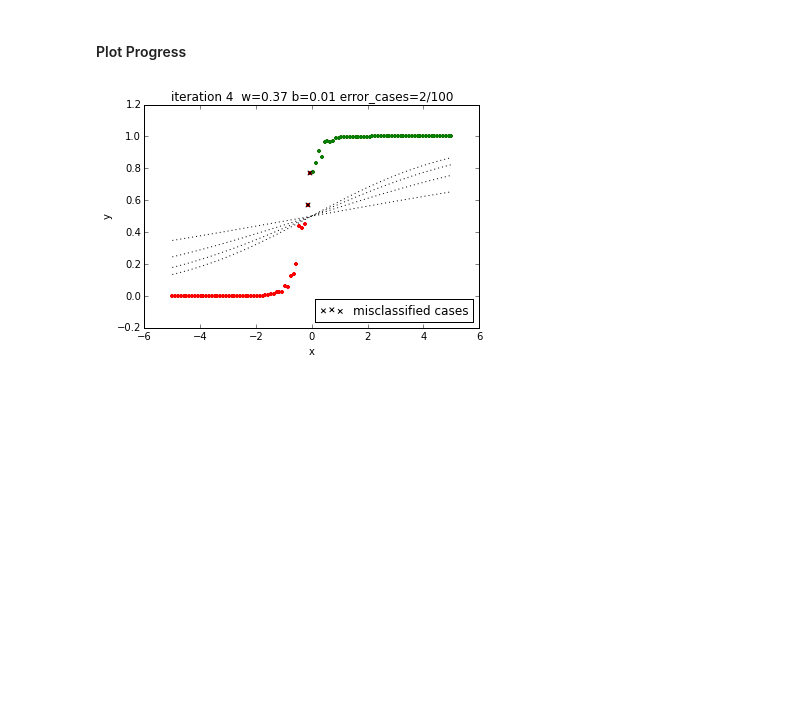
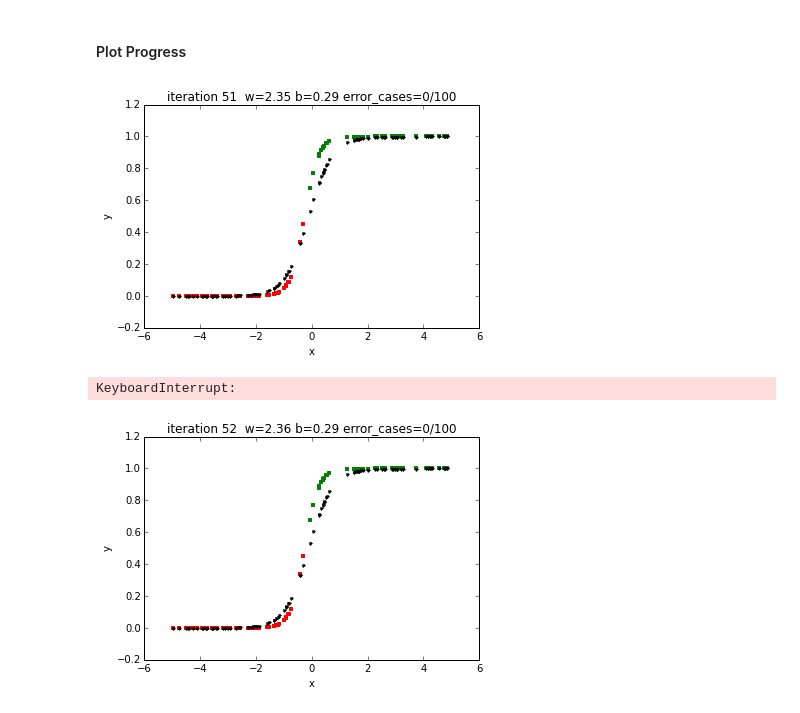
Before and after one commit to dejori/this-and-that, a Jupyter notebook: theano-examples/Logistic Regression.ipynb, the cells around one changed output. Drawn from its saved outputs; the diff is of its cells as text; code cells hidden in the pictures; blank space fills up the shorter version.

```diff
--- a/theano-examples/Logistic Regression.ipynb
+++ b/theano-examples/Logistic Regression.ipynb
@@ -17,21 +19,23 @@ def logistic(x):
     return 1.0 / (1.0 + np.exp(-x))
 # %%
 def create_data(number_of_samples = 100, w=3, b=2, error = 0.33):
-    trX = np.linspace(-5, 5, number_of_samples)
-    trY = logistic(b + w*trX + np.random.randn(*trX.shape) * error)
+    trX = np.array([np.array([np.random.uniform(-5, 5)]) for i in range(number_of_samples)])
+    trY = logistic(b + w.dot(trX.T))# + np.random.randn(*trX.shape) * error)
     return trX, trY
 # %% [markdown]
 ### Learning $w$ and $b$
 # %%
 def train(trX, trY, number_of_iterations=10, learning_rate = 0.1):
-    x = T.vector("x")
+    x = T.matrix("x")
     y = T.vector("y")
 
 
     def model(x, w, b):
         return 1 / (1 + T.exp(-T.dot(x, w)-b))
-
-    w = theano.shared(np.asarray(0., dtype=theano.config.floatX), 'w')
+    if trX.shape:
+        w = theano.shared(np.ones(trX.shape[1], dtype=theano.config.floatX)*0.1, name="w")
+    else:
+        w = theano.shared(np.asarray(0., dtype=theano.config.floatX), name="w")
     b = theano.shared(np.asarray(0., dtype=theano.config.floatX), 'b')
 
     y_hat = model(x, w, b)
@@ -61,7 +65,7 @@ def train(trX, trY, number_of_iterations=10, learning_rate = 0.1):
 # %% [markdown]
 #### Create Toy data
 # %%
-trX, trY = create_data(b=1, w=4)
+trX, trY = create_data(b=1, w=np.array([4]))
 trY_cat = (trY > 0.5)+0
 neg_cases = plt.scatter(x=trX[np.where(trY_cat == 0)], y=trY[np.where(trY_cat == 0)], color='r')
 pos_cases = plt.scatter(x=trX[np.where(trY_cat == 1)], y=trY[np.where(trY_cat == 1)], color='g')
@@ -74,4 +78,4 @@ plt.show()
 # %% [markdown]
 #### Train model
 # %%
-errors, ws, bs, predictions = train(trX, trY_cat, number_of_iterations=4, learning_rate = 0.1)
+errors, ws, bs, predictions = train(trX, trY_cat, number_of_iterations=100, learning_rate = 0.5)
@@ -85,26 +84,31 @@ WARNING:theano.gof.cmodule:The same cache key is associated to different modules
 # %%
 ax = figure().add_subplot(111)
 plt.scatter(x=trX, y=trY, marker='.',color='k')
 plt.xlabel('x')
 plt.ylabel('y')
 number_of_cases = len(trX)
+
 for i, w in enumerate(ws):
     mis_classified_cases = np.where(((predictions[i] - trY_cat) != 0))[0]
 
-    plt.plot(trX, logistic(w*trX+bs[i]),':', color='k')
+    if i:
+        fit.pop(0).remove()
+    fit = plt.plot(trX, logistic(bs[i] + w.dot(trX.T)), '.', color='k')
     display.clear_output(wait=True)
     display.display(plt.gcf())
     plt.title('iteration %d  w=%0.2f b=%0.2f error_cases=%d/%d' % ((i+1), ws[i], bs[i], len(mis_classified_cases), number_of_cases))
     plt.scatter(x=trX[np.where(predictions[i] == 0)], y=trY[np.where(predictions[i] == 0)], marker='.', color='r')
     plt.scatter(x=trX[np.where(predictions[i] == 1)], y=trY[np.where(predictions[i] == 1)], marker='.', color='g')
 
     time.sleep(0.5)
 display.clear_output(wait=True)
 mis = plt.scatter(x=trX[mis_classified_cases], y=trY[mis_classified_cases], marker='x', color='k')
 plt.legend([mis], ['misclassified cases'],loc=4)
 plt.show()
 # %% [output]
-[figure, old version]
+[figure, new version]
+KeyboardInterrupt:
+[figure, added]
 # %%
 def create_data(number_of_samples = 100, w=np.array([3,2]), b=2, error = 0.33):
     trX = np.array([np.array([np.random.uniform(-1, 1), np.random.uniform(-1, 1)]) for i in range(number_of_samples)])
```
Also changed, not shown: parts of 7 cells of this notebook.
